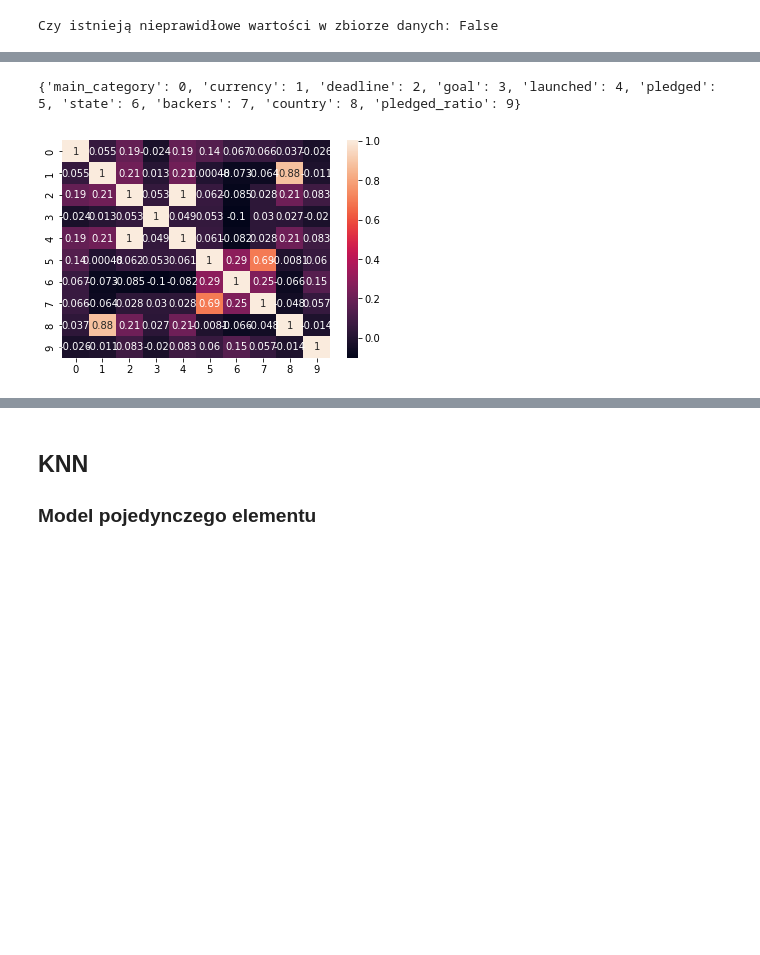
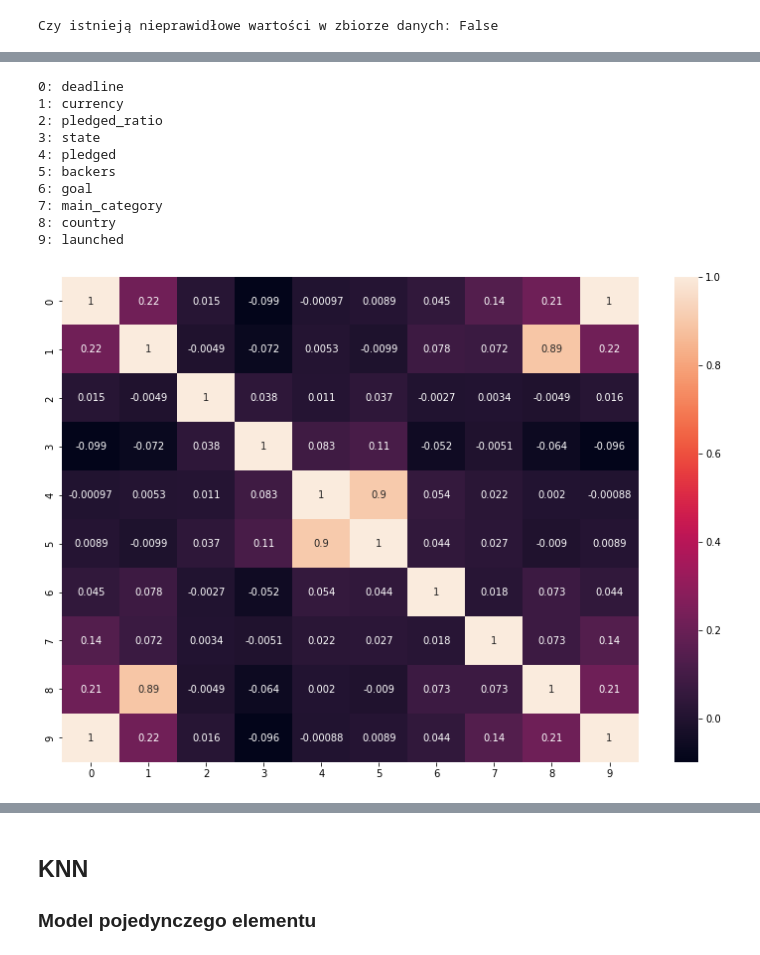
Before and after one commit to emesiarze/startup-data-analysis, a Jupyter notebook: kickstarter-analysis.ipynb, the cells around one changed output, grey strips where cells are left out. Drawn from its saved outputs; the diff is of its cells as text; code cells hidden in the pictures; blank space fills up the shorter version.

```diff
--- a/kickstarter-analysis.ipynb
+++ b/kickstarter-analysis.ipynb
@@ -43,2 +30,12 @@ labels_columns = ['state']
+# %%
+# Skonfigurowanie opcji wyświetlania
+pd.set_option('display.max_columns', 500)
+pd.set_option('display.width', 1000)
+
+default_figsize = (13, 9)
+plt.rcParams["figure.figsize"] = default_figsize
+
+# Parametry wykorzystywane przy wczytywaniu danych
+encoding='ISO-8859-1'
 # %% [markdown]
 ## Przygotowanie danych
@@ -47,5 +44,13 @@ labels_columns = ['state']
 # %%
-df = pd.read_csv(dataset_path, encoding=encoding,low_memory=False).head(rows_number).filter(all_csv_columns, axis=1)
+dataset_path = './data/kickstarter-projects-filtered.csv'
+rows_number = 5000
+all_csv_columns = ['main_category', 'currency', 'deadline', 'goal', 'launched', 'pledged', 'state', 'backers', 'country']
+df = pd.read_csv(
+    dataset_path,
+    encoding=encoding,
+    low_memory=False
+    ).head(rows_number).filter(all_csv_columns, axis=1)
+
 print(df.head())
 # %% [output]
   main_category currency        deadline     goal        launched  pledged       state  backers country
@@ -139,7 +143,6 @@ df['pledged_ratio'] = df['pledged'].astype(float) / df['goal'].astype(float) * 1
 # %%
-df.hist(figsize=(10,10))
-colums_to_normalize = ['deadline', 'goal', 'launched', 'pledged', 'state', 'backers', 'pledged_ratio']
-df[colums_to_normalize] = df[colums_to_normalize].apply(lambda x: (x - x.min()) / (x.max() - x.min()))
+columns_to_normalize = ['deadline', 'goal', 'launched', 'pledged', 'state', 'backers', 'pledged_ratio']
+df[columns_to_normalize] = df[columns_to_normalize].apply(lambda x: (x - x.min()) / (x.max() - x.min()))
 df.head()
 # %% [output]
 |  | main_category | currency | deadline | goal | launched | pledged | state | backers | country | ... |
@@ -166,2 +168,3 @@ Podziału dokonano w stosunku 70/30
 # %%
-df_train, df_test = train_test_split(df, test_size=0.3)
+train_to_test_ratio = 0.1
+df_train, df_test = train_test_split(df, test_size=train_to_test_ratio)
@@ -183,10 +223,25 @@ features_scaled = scaler.fit_transform(features)
 # %%
+scaler = StandardScaler()
+features_scaled = scaler.fit_transform(df_train[all_columns])
+
 covariance_matrix = np.cov(features_scaled.T)
 
 columns_dict = create_label_number_dict(all_columns, True)
-print(columns_dict)
-sns.heatmap(covariance_matrix, annot=True);
+for column in all_columns:
+    print(f'{columns_dict[column]}: {column}')
+
+fig, ax = plt.subplots(figsize=default_figsize)         # Sample figsize in inches
+sns.heatmap(covariance_matrix, annot=True, ax=ax);
 # %% [output]
-{'main_category': 0, 'currency': 1, 'deadline': 2, 'goal': 3, 'launched': 4, 'pledged': 5, 'state': 6, 'backers': 7, 'country': 8, 'pledged_ratio': 9}
+0: deadline
+1: currency
+2: pledged_ratio
+3: state
+4: pledged
+5: backers
+6: goal
+7: main_category
+8: country
+9: launched
-[figure, old version]
+[figure, new version]
 # %% [markdown]
```
Also changed, not shown: parts of 49 cells of this notebook.
